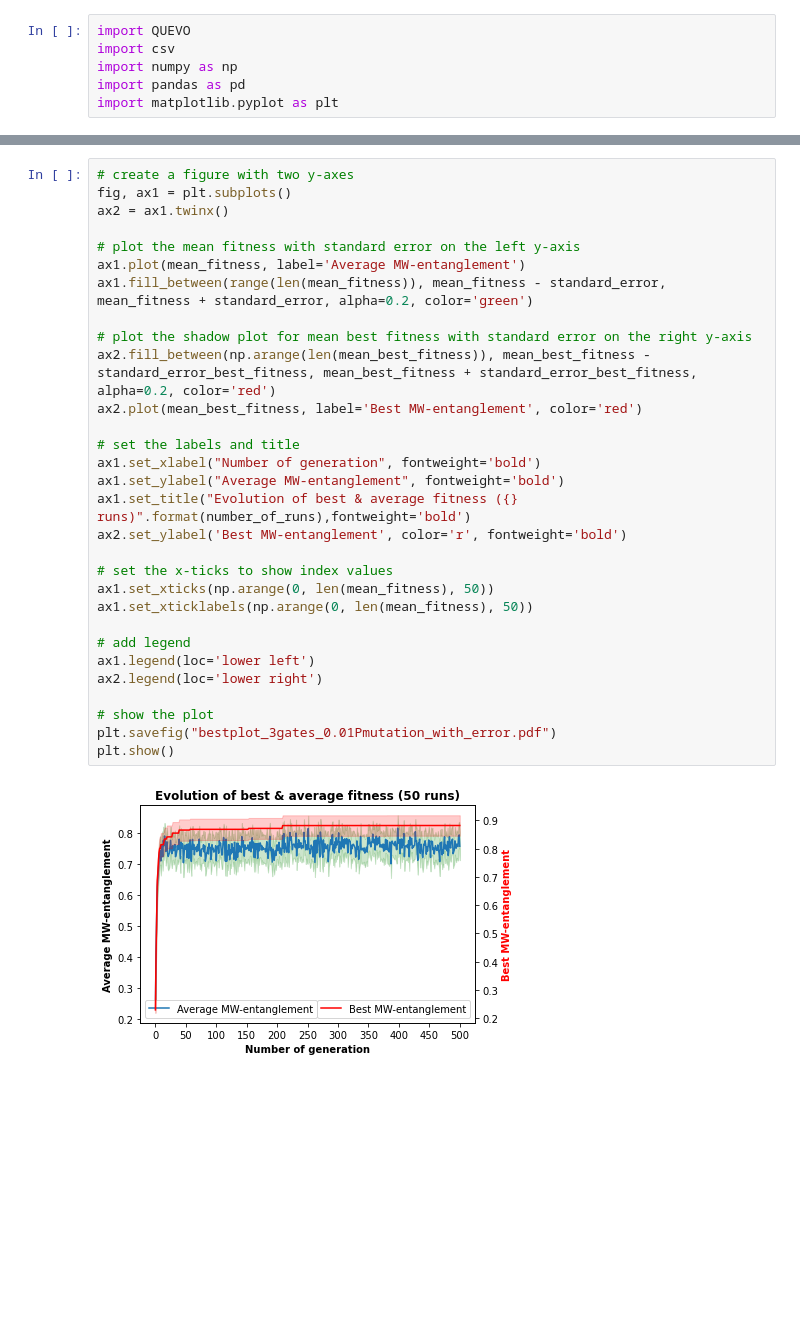
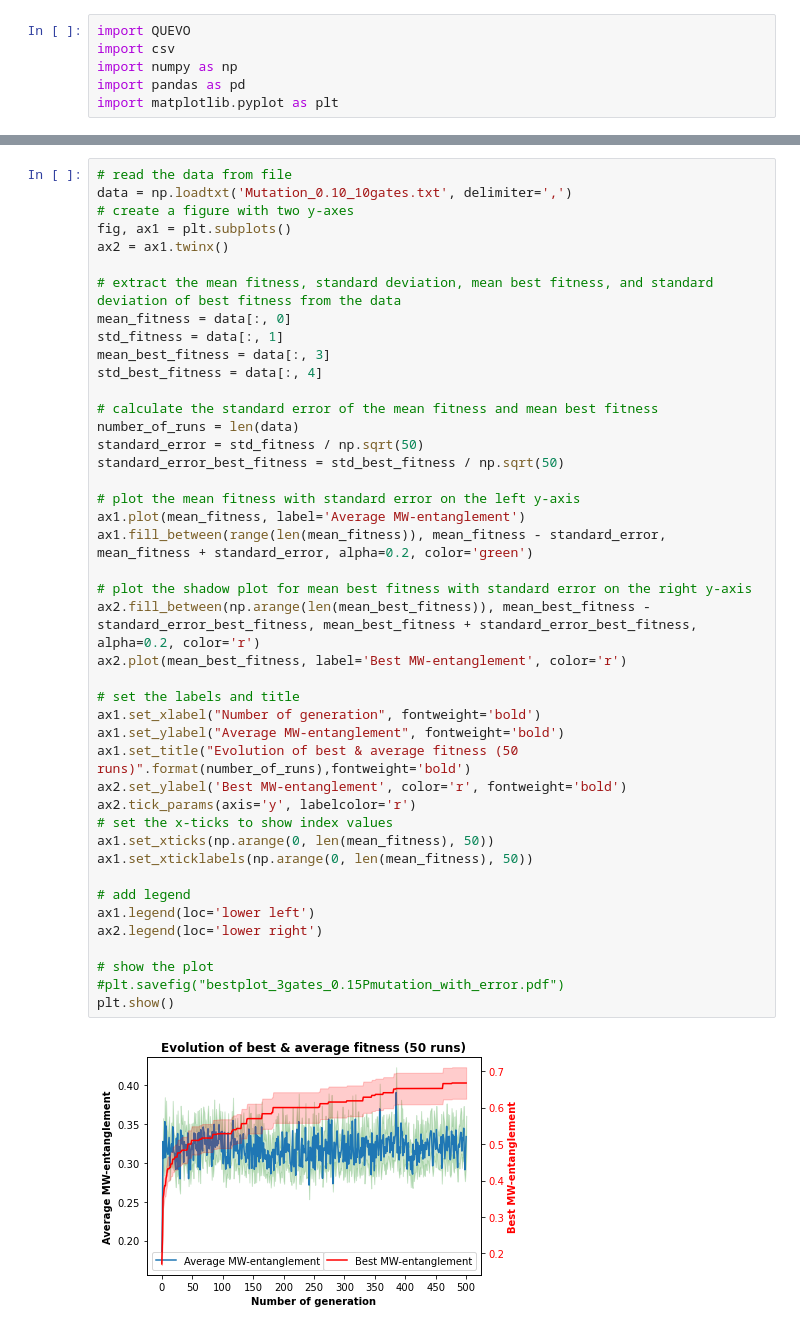
Before and after one commit to shailendrabhandari/QUEVO1, a Jupyter notebook: output_generator.ipynb, the cells around one changed output, grey strips where cells are left out. Cells and saved outputs as stored; diff of their text form; blank space fills up the shorter version.

```diff
--- a/output_generator.ipynb
+++ b/output_generator.ipynb
@@ -232,32 +260,45 @@ plt.show()
 # %%
+# read the data from file
+data = np.loadtxt('Mutation_0.10_10gates.txt', delimiter=',')
 # create a figure with two y-axes
 fig, ax1 = plt.subplots()
 ax2 = ax1.twinx()
+
+# extract the mean fitness, standard deviation, mean best fitness, and standard deviation of best fitness from the data
+mean_fitness = data[:, 0]
+std_fitness = data[:, 1]
+mean_best_fitness = data[:, 3]
+std_best_fitness = data[:, 4]
+
+# calculate the standard error of the mean fitness and mean best fitness
+number_of_runs = len(data)
+standard_error = std_fitness / np.sqrt(50)
+standard_error_best_fitness = std_best_fitness / np.sqrt(50)
 
 # plot the mean fitness with standard error on the left y-axis
 ax1.plot(mean_fitness, label='Average MW-entanglement')
 ax1.fill_between(range(len(mean_fitness)), mean_fitness - standard_error, mean_fitness + standard_error, alpha=0.2, color='green')
 
 # plot the shadow plot for mean best fitness with standard error on the right y-axis
-ax2.fill_between(np.arange(len(mean_best_fitness)), mean_best_fitness - standard_error_best_fitness, mean_best_fitness + standard_error_best_fitness, alpha=0.2, color='red')
-ax2.plot(mean_best_fitness, label='Best MW-entanglement', color='red')
+ax2.fill_between(np.arange(len(mean_best_fitness)), mean_best_fitness - standard_error_best_fitness, mean_best_fitness + standard_error_best_fitness, alpha=0.2, color='r')
+ax2.plot(mean_best_fitness, label='Best MW-entanglement', color='r')
 
 # set the labels and title
 ax1.set_xlabel("Number of generation", fontweight='bold')
 ax1.set_ylabel("Average MW-entanglement", fontweight='bold')
-ax1.set_title("Evolution of best & average fitness ({} runs)".format(number_of_runs),fontweight='bold')
+ax1.set_title("Evolution of best & average fitness (50 runs)".format(number_of_runs),fontweight='bold')
 ax2.set_ylabel('Best MW-entanglement', color='r', fontweight='bold')
-
+ax2.tick_params(axis='y', labelcolor='r')
 # set the x-ticks to show index values
 ax1.set_xticks(np.arange(0, len(mean_fitness), 50))
 ax1.set_xticklabels(np.arange(0, len(mean_fitness), 50))
 
 # add legend
 ax1.legend(loc='lower left')
 ax2.legend(loc='lower right')
 
 # show the plot
-plt.savefig("bestplot_3gates_0.01Pmutation_with_error.pdf")
+#plt.savefig("bestplot_3gates_0.15Pmutation_with_error.pdf")
 plt.show()
 # %% [output]
-[figure, old version]
+[figure, new version]
```
Also changed, not shown: parts of 8 cells of this notebook, 4 other files.
